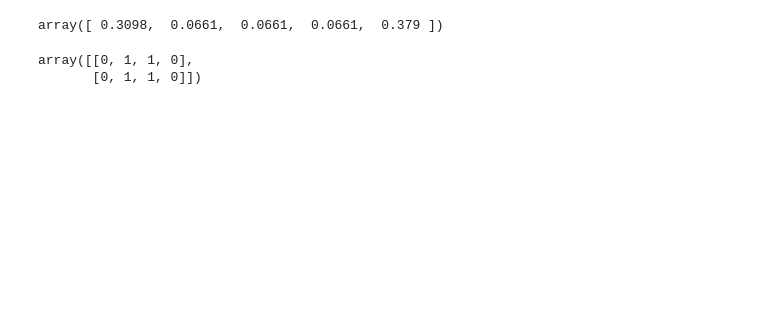
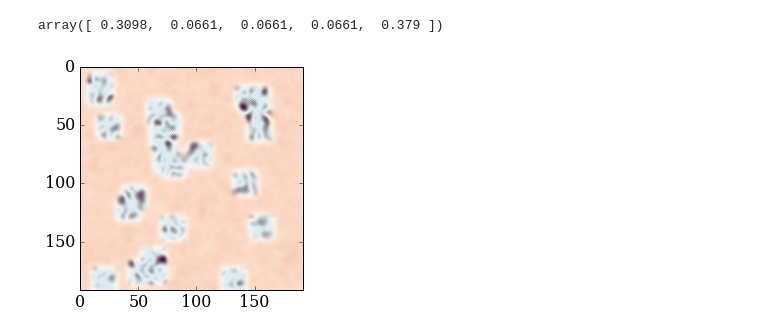
Before and after one commit to morrill/-mae6286, a Jupyter notebook: module_4/reaction_diffusion.ipynb, the cells around one changed output. Drawn from its saved outputs; the diff is of its cells as text; code cells hidden in the pictures; blank space fills up the shorter version.

Commit message:
still not working, something is also off with the plotting

```diff
--- a/module_4/reaction_diffusion.ipynb
+++ b/module_4/reaction_diffusion.ipynb
@@ -104,9 +104,9 @@ HTML(anim.to_html5_video())
 numpy.round(Ut[-1,100,::40],4)
 # %% [output]
 array([ 0.3098,  0.0661,  0.0661,  0.0661,  0.379 ])
-# %%
-x = numpy.array([[0,0,0,0],[0,1,1,0],[0,1,1,0],[0,0,0,0]])
-x[1:-1]
-# %% [output]
-array([[0, 1, 1, 0],
-       [0, 1, 1, 0]])
+# %%
+#im.set_array(Ut[500])
+#im
+pyplot.imshow(Ut[15], cmap=cm.RdBu);
+# %% [output]
+[figure, added]
```
Also changed, not shown: parts of 1 cell of this notebook.
